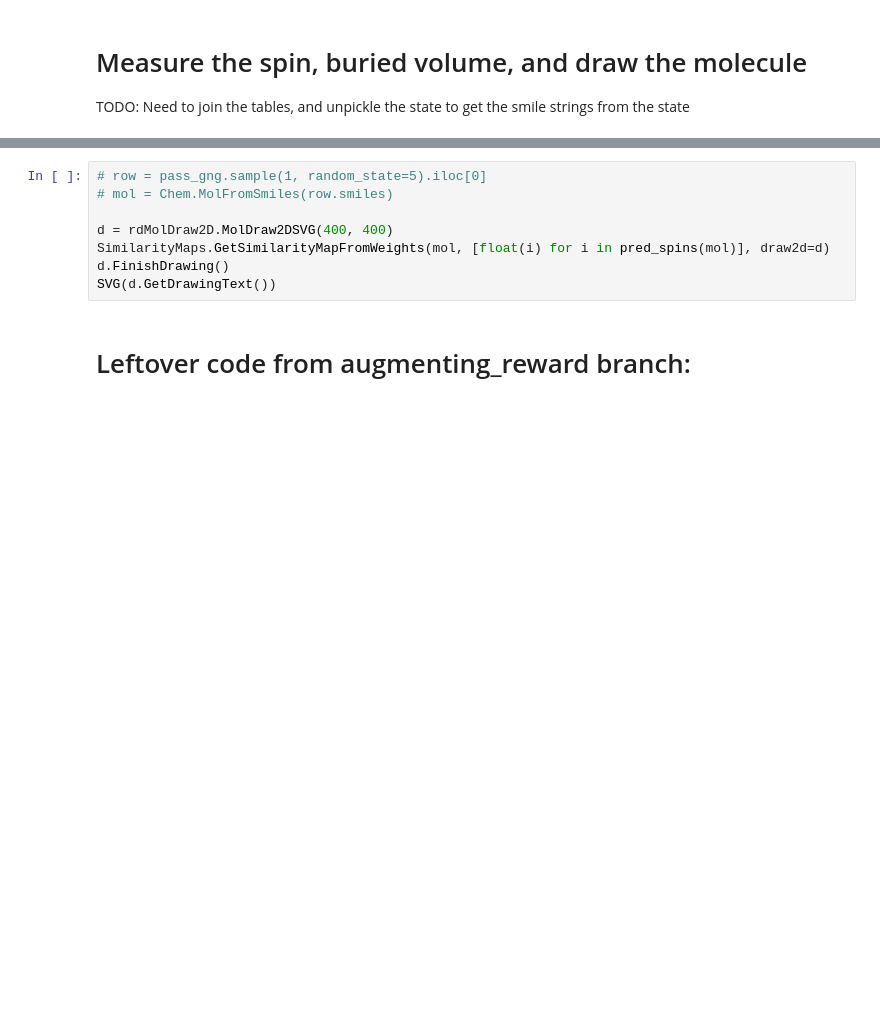
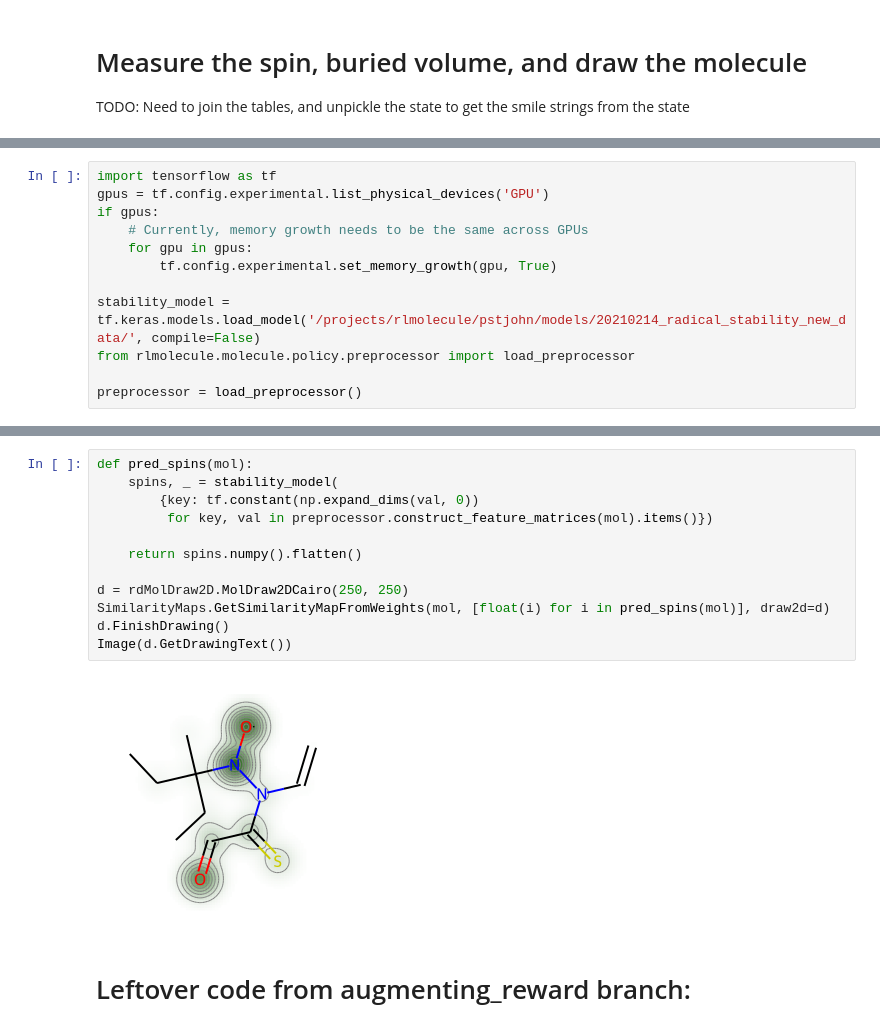
Before and after one commit to NREL/rlmolecule, a Jupyter notebook: examples/stable_radical_optimization/notebooks/monitor_progress.ipynb, the cells around one changed output, grey strips where cells are left out. Saved outputs shown, nothing was run; the diff lists cells and outputs as text; blank space fills up the shorter version.

```diff
--- a/examples/stable_radical_optimization/notebooks/monitor_progress.ipynb
+++ b/examples/stable_radical_optimization/notebooks/monitor_progress.ipynb
@@ -113,0 +200,12 @@ from IPython.display import SVG
+# %%
+import tensorflow as tf
+gpus = tf.config.experimental.list_physical_devices('GPU')
+if gpus:
+    # Currently, memory growth needs to be the same across GPUs
+    for gpu in gpus:
+        tf.config.experimental.set_memory_growth(gpu, True)
+
+stability_model = tf.keras.models.load_model('/projects/rlmolecule/pstjohn/models/20210214_radical_stability_new_data/', compile=False)
+from rlmolecule.molecule.policy.preprocessor import load_preprocessor
+
+preprocessor = load_preprocessor()
@@ -114,11 +214,17 @@ from IPython.display import SVG
 # %%
-# row = pass_gng.sample(1, random_state=5).iloc[0]
-# mol = Chem.MolFromSmiles(row.smiles)
+def pred_spins(mol):
+    spins, _ = stability_model(
+        {key: tf.constant(np.expand_dims(val, 0))
+         for key, val in preprocessor.construct_feature_matrices(mol).items()})
 
-d = rdMolDraw2D.MolDraw2DSVG(400, 400)
+    return spins.numpy().flatten()
+
+d = rdMolDraw2D.MolDraw2DCairo(250, 250)
 SimilarityMaps.GetSimilarityMapFromWeights(mol, [float(i) for i in pred_spins(mol)], draw2d=d)
 d.FinishDrawing()
-SVG(d.GetDrawingText())
+Image(d.GetDrawingText())
+# %% [output]
+[figure, added]
 # %% [markdown]
 # Leftover code from augmenting_reward branch:
 # %%
```
Also changed, not shown: parts of 23 cells of this notebook, 7 other files.
